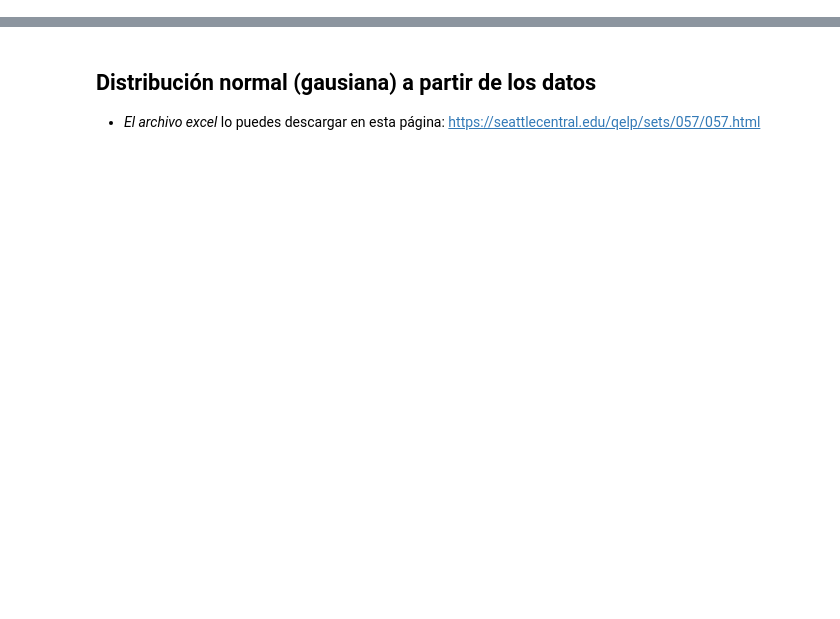
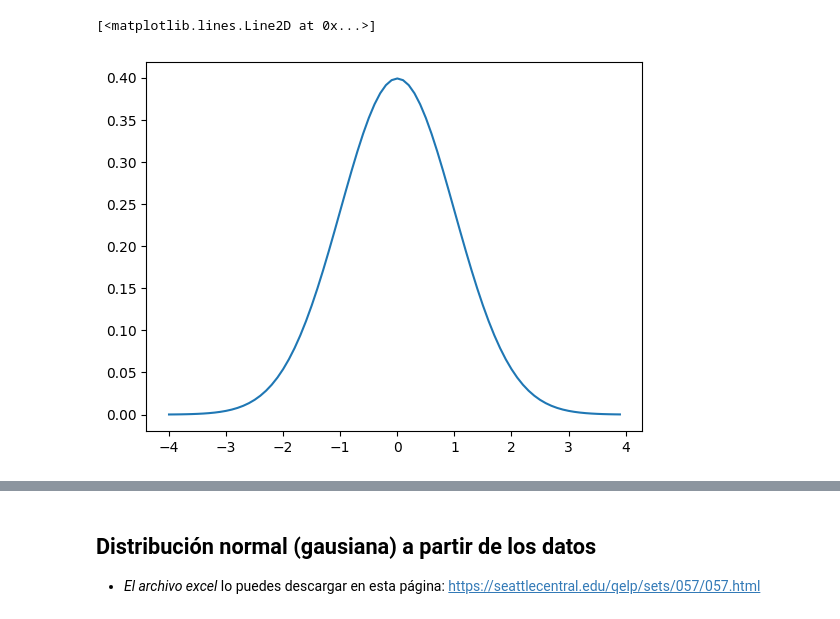
Before and after one commit to jariel17/curso-probabilidad, a Jupyter notebook: 03_distribucion_normal.ipynb, the cells around one changed output, grey strips where cells are left out. Drawn from its saved outputs; the diff is of its cells as text; code cells hidden in the pictures; blank space fills up the shorter version.

```diff
--- a/03_distribucion_normal.ipynb
+++ b/03_distribucion_normal.ipynb
@@ -29,0 +14,12 @@ from scipy.stats import norm
+# %%
+# definimos nuestra distribución gaussiana
+def gaussian(x, mu, sigma):
+    return 1/(sigma*np.sqrt(2*np.pi))*np.exp(-0.5*pow((x-mu)/sigma, 2))
+# %%
+x = np.arange(-4, 4, 0.1)
+y = gaussian(x, 0.0, 1)
+
+plt.plot(x, y)
+# %% [output]
+[<matplotlib.lines.Line2D at 0x...>]
+[figure, added]
```
Also changed, not shown: parts of 9 cells of this notebook.
